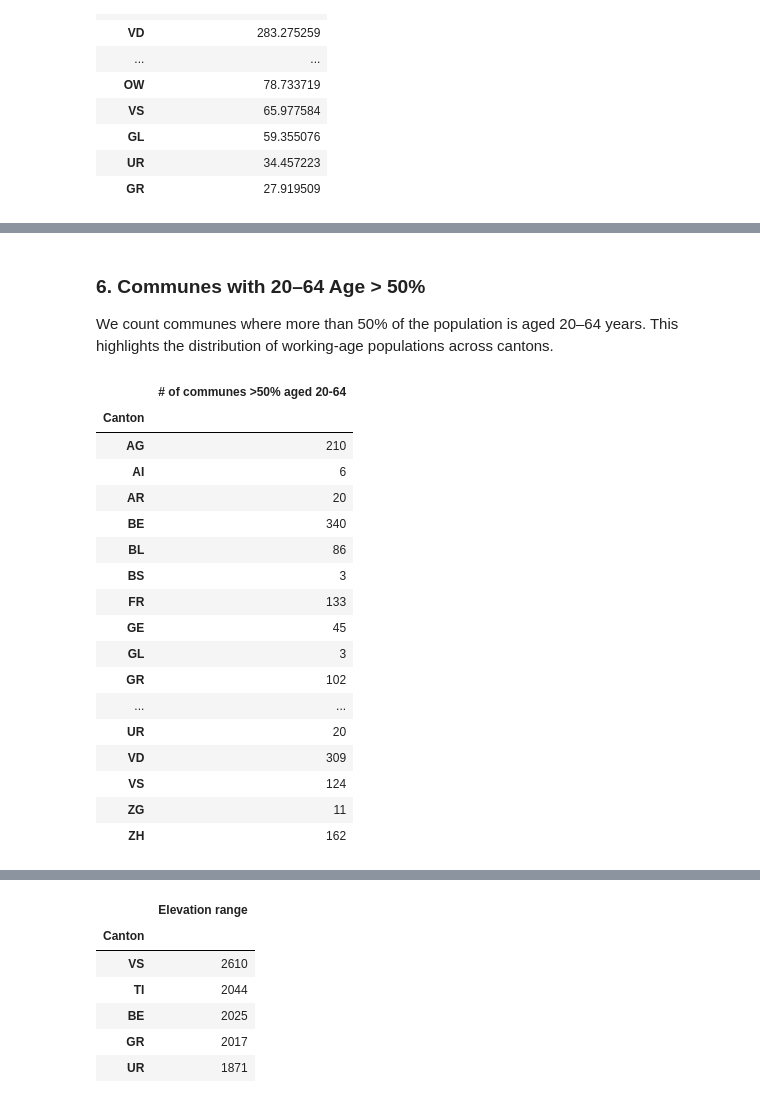
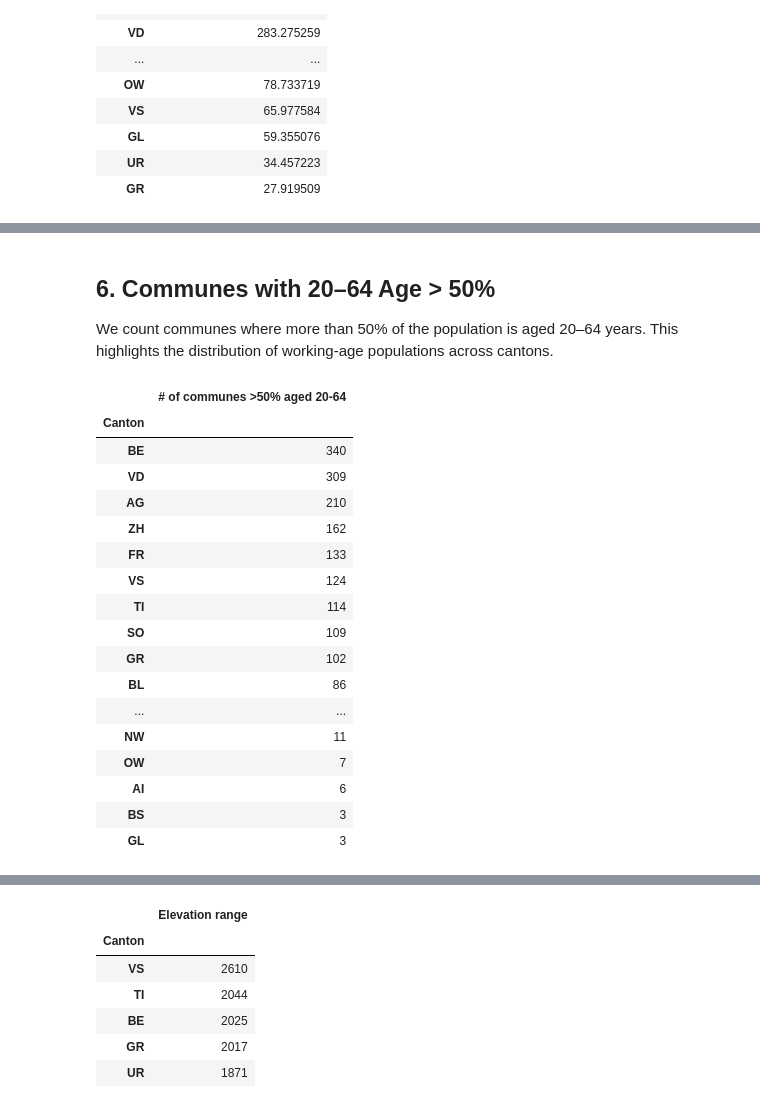
Before and after one commit to mamefatylo/EPFL_swiss_communes_project, a Jupyter notebook: communes_solution.ipynb, the cells around one changed output, grey strips where cells are left out. Cells and saved outputs as stored; diff of their text form; code cells hidden in the pictures.

```diff
--- a/communes_solution.ipynb
+++ b/communes_solution.ipynb
@@ -566,25 +562,32 @@ display(canton_density)
 # %% [markdown]
-### 6. Communes with 20–64 Age > 50%
+## 6. Communes with 20–64 Age > 50%
 We count communes where more than 50% of the population is aged 20–64 years. This highlights the distribution of working-age populations across cantons.
 # %%
-communes_20_64 = df[df["20-64 years"] > 50].groupby("Canton").size().to_frame(name="# of communes >50% aged 20-64")
+communes_20_64 = (
+    df[df["20-64 years"] > 50]
+    .groupby("Canton")
+    .size()
+    .to_frame(name="# of communes >50% aged 20-64")
+    .sort_values(by="# of communes >50% aged 20-64", ascending=False)
+)
+
 display(communes_20_64)
 # %% [output]
 |  | # of communes >50% aged 20-64 |
 | Canton |  |
+| BE | 340 |
+| VD | 309 |
 | AG | 210 |
+| ZH | 162 |
+| FR | 133 |
+| VS | 124 |
+| TI | 114 |
+| SO | 109 |
+| GR | 102 |
+| BL | 86 |
+| ... | ... |
+| NW | 11 |
+| OW | 7 |
 | AI | 6 |
-| AR | 20 |
-| BE | 340 |
-| BL | 86 |
 | BS | 3 |
-| FR | 133 |
-| GE | 45 |
 | GL | 3 |
-| GR | 102 |
-| ... | ... |
-| UR | 20 |
-| VD | 309 |
-| VS | 124 |
-| ZG | 11 |
-| ZH | 162 |
```
Also changed, not shown: parts of 23 cells of this notebook.
